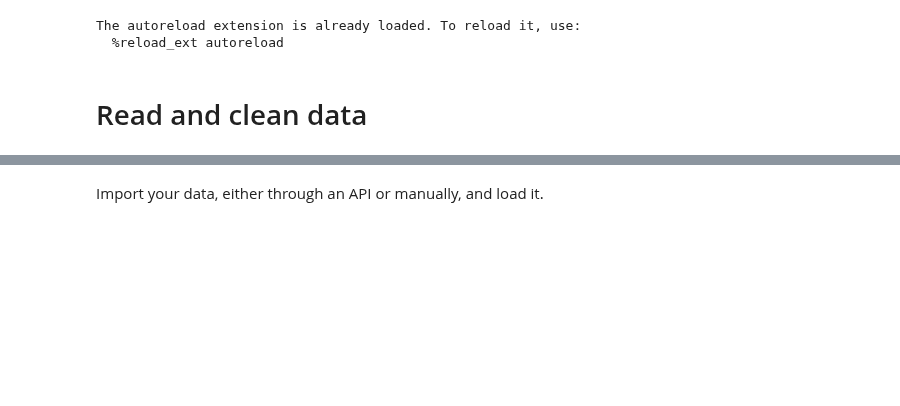
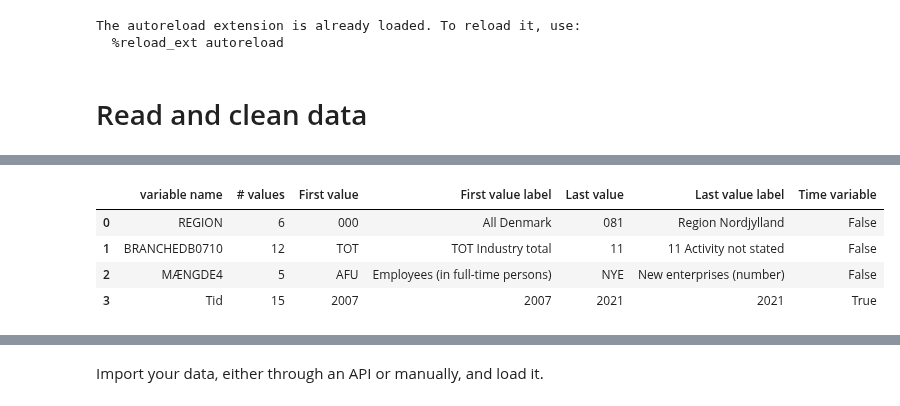
Before and after one commit to NumEconCopenhagen/projects-2024-emil-og-simon, a Jupyter notebook: dataproject/dataproject.ipynb, the cells around one changed output, grey strips where cells are left out. Drawn from its saved outputs; the diff is of its cells as text; code cells hidden in the pictures; blank space fills up the shorter version.

```diff
--- a/dataproject/dataproject.ipynb
+++ b/dataproject/dataproject.ipynb
@@ -116,0 +124,4 @@ Tid:
+# %%
+tabsum2 = ind2.tablesummary(language='en')
+display(tabsum2)
+# %% [output]
@@ -116,0 +130,5 @@ Tid:
+|  | variable name | # values | First value | First value label | Last value | Last value label | Time variable |
+| 0 | REGION | 6 | 000 | All Denmark | 081 | Region Nordjylland | False |
+| 1 | BRANCHEDB0710 | 12 | TOT | TOT Industry total | 11 | 11 Activity not stated | False |
+| 2 | MÆNGDE4 | 5 | AFU | Employees (in full-time persons) | NYE | New enterprises (number) | False |
+| 3 | Tid | 15 | 2007 | 2007 | 2021 | 2021 | True |
```
Also changed, not shown: parts of 12 cells of this notebook.
